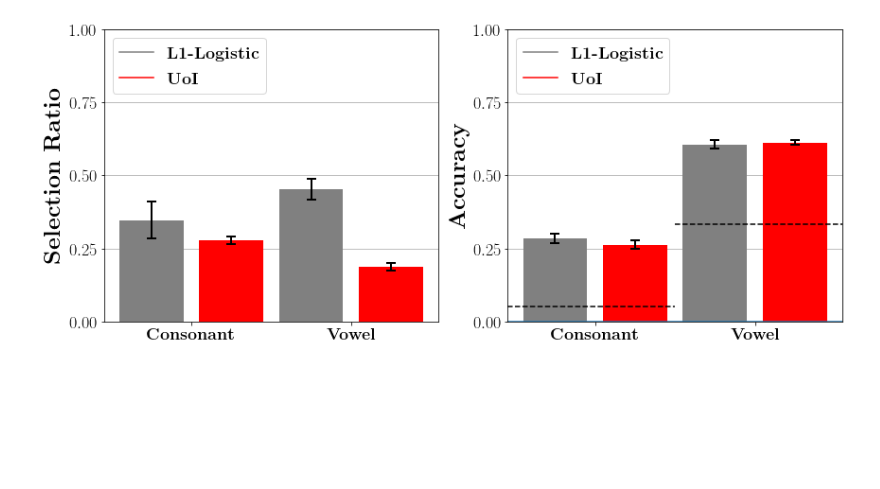
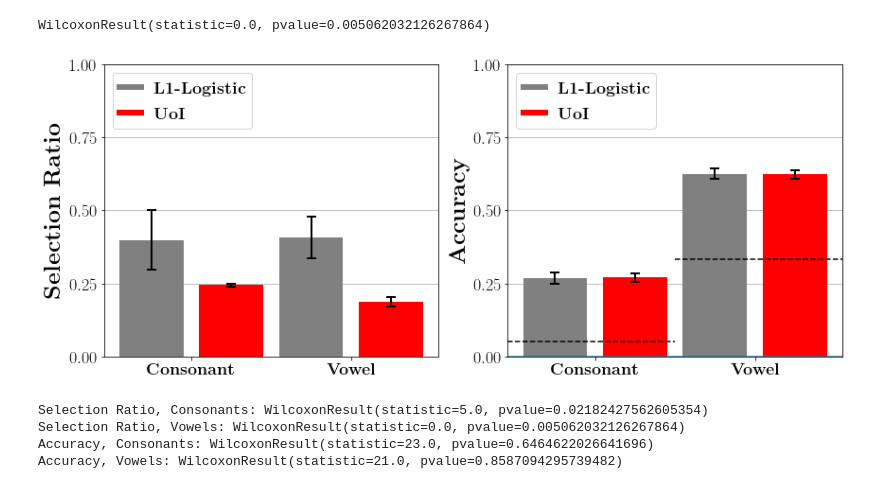
Before and after one commit to pssachdeva/uoi_neuroscience, a Jupyter notebook: classification/plot_consonant_vowel_vsmc.ipynb, the cells around one changed output. Saved outputs shown, nothing was run; the diff lists cells and outputs as text; code cells hidden in the pictures; blank space fills up the shorter version.

```diff
--- a/classification/plot_consonant_vowel_vsmc.ipynb
+++ b/classification/plot_consonant_vowel_vsmc.ipynb
@@ -13,8 +13,8 @@ results_path = os.path.join(os.environ['HOME'], 'fits/uoineuro/classification/co
 # %%
 results = h5py.File(results_path, 'r')
 # %%
-consonant = results['c_unshared']
-vowel = results['v_unshared']
+consonant = results['c_unshared_log_test']
+vowel = results['v_unshared_log_test']
 # %%
 uoi_c_srs = consonant['uoi/srs'][:]
 uoi_v_srs = vowel['uoi/srs'][:]
@@ -25,6 +25,10 @@ uoi_c_acc = consonant['uoi/scores'][:]
 uoi_v_acc = vowel['uoi/scores'][:]
 log_c_acc = consonant['logistic/scores'][:]
 log_v_acc = vowel['logistic/scores'][:]
+# %%
+wilcoxon(x=uoi_v_srs, y=log_v_srs, correction=False)
+# %% [output]
+WilcoxonResult(statistic=0.0, pvalue=0.005062032126267864)
 # %%
 fig, axes = plt.subplots(1, 2, figsize=(12, 5))
 
@@ -53,35 +57,51 @@ axes[1].axhline(y=1./19, xmin=0, xmax=0.5, linestyle='--', color='k')
 axes[1].axhline(y=1./3, xmin=0.5, xmax=1, linestyle='--', color='k')
 
 # plot labels
 axes[0].set_ylabel(r'\textbf{Selection Ratio}', fontsize=25)
 axes[1].set_ylabel(r'\textbf{Accuracy}', fontsize=25)
 
 # cosmetic + legend
 for ax in axes:
     # limits
-    ax.set_ylim([0, 1])
+    ax.set_ylim([0, 1.0])
 
     # ticks
     ax.set_xticks([0.5, 2.5])
     ax.set_xticklabels([r'\textbf{Consonant}', r'\textbf{Vowel}'], fontsize=18)
     ax.set_yticks([0, 0.25, 0.50, 0.75, 1.])
 
     # legend labels
     ax.plot([], color='gray', label=r'\textbf{L1-Logistic}')
     ax.plot([], color='r', label=r'\textbf{UoI}')
-    ax.legend(loc=2, prop={'size': 18})
+    lgd = ax.legend(loc=2, prop={'size': 18},
+                    handletextpad=0.7,
+                    handlelength=1.3)
+    for line in lgd.get_lines():
+        line.set_linewidth(6.0)
 
     # gridlines
     ax.grid('on', axis='y')
     ax.set_axisbelow(True)
 
     ax.tick_params(labelsize=18)
 
 axes[1].axhline()
 
 plt.tight_layout()
 plt.savefig('vsmc_metrics.pdf', bbox_inches='tight')
 # %% [output]
-[figure, old version]
+[figure, new version]
+# %%
+# statistical tests
+
+print('Selection Ratio, Consonants:', wilcoxon(x=log_c_srs, y=uoi_c_srs))
+print('Selection Ratio, Vowels:', wilcoxon(x=log_v_srs, y=uoi_v_srs))
+print('Accuracy, Consonants:', wilcoxon(x=log_c_acc, y=uoi_c_acc))
+print('Accuracy, Vowels:', wilcoxon(x=log_v_acc, y=uoi_v_acc))
+# %% [output]
+Selection Ratio, Consonants: WilcoxonResult(statistic=5.0, pvalue=0.02182427562605354)
+Selection Ratio, Vowels: WilcoxonResult(statistic=0.0, pvalue=0.005062032126267864)
+Accuracy, Consonants: WilcoxonResult(statistic=23.0, pvalue=0.6464622026641696)
+Accuracy, Vowels: WilcoxonResult(statistic=21.0, pvalue=0.8587094295739482)
 # %%
 results.close()
```
Also changed, not shown: 4 other files.
